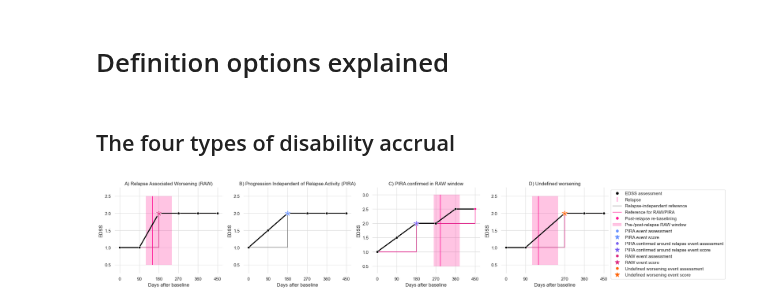
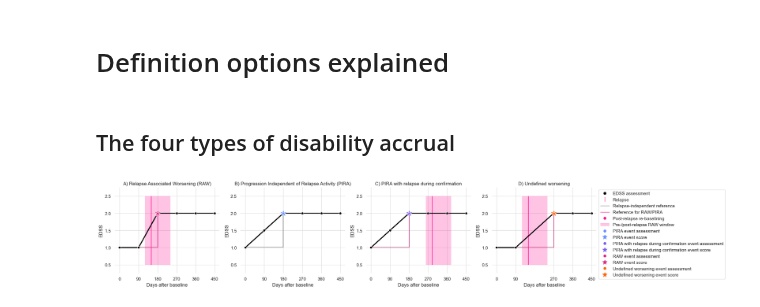
Before and after one commit to drstrupf/multiple-sclerosis-disability-progression, a Jupyter notebook: tutorial.ipynb, the cells around one changed output. Drawn from its saved outputs; the diff is of its cells as text; code cells hidden in the pictures.

Commit message:
Adjust plot legend and update tutorial notebook.

```diff
--- a/tutorial.ipynb
+++ b/tutorial.ipynb
@@ -235,11 +238,8 @@ visualization.annotate_plot_follow_up(
 axes[1].set_title("B) Progression Independent of Relapse Activity (PIRA)")
 
 # PIRA in RAW
-pc_in_raw_df = four_types_df.copy()
-pc_in_raw_df.at[4, "edss_score"] = 2.5
-pc_in_raw_df.at[5, "edss_score"] = 2.5
 visualization.annotate_plot_follow_up(
-    follow_up_dataframe=pc_in_raw_df,
+    follow_up_dataframe=four_types_df,
     relapse_timestamps=[290],
     # Options
     opt_baseline_type="roving",
@@ -252,32 +252,32 @@ visualization.annotate_plot_follow_up(
     opt_confirmation_time=0.5,
     show_legend=False,
     ax=axes[2],
     )
-axes[2].set_title("C) PIRA confirmed in RAW window")
+axes[2].set_title("C) PIRA with relapse during confirmation")
 
 # Undefined
 visualization.annotate_plot_follow_up(
     follow_up_dataframe=raw_df[raw_df["days_after_baseline"] != 180],
     relapse_timestamps=[150],
     # Options
     opt_baseline_type="roving",
     opt_roving_reference_require_confirmation=True,
     opt_roving_reference_confirmation_time=0.5,
     opt_raw_before_relapse_max_days=30,
     opt_raw_after_relapse_max_days=90,
     opt_max_score_that_requires_plus_1=5.0,
     opt_require_confirmation=True,
     opt_confirmation_time=0.5,
     show_legend=True,
     ax=axes[3],
     )
 axes[3].set_title("D) Undefined worsening")
 
 for ax in axes:
     ax.set_xlabel("Days after baseline")
 
 fig.tight_layout()
 sns.despine(bottom=True, left=True, right=True, top=True)
 plt.show()
 # %% [output]
-[figure, old version]
+[figure, new version]
```
Also changed, not shown: parts of 3 cells of this notebook, 1 other file.
